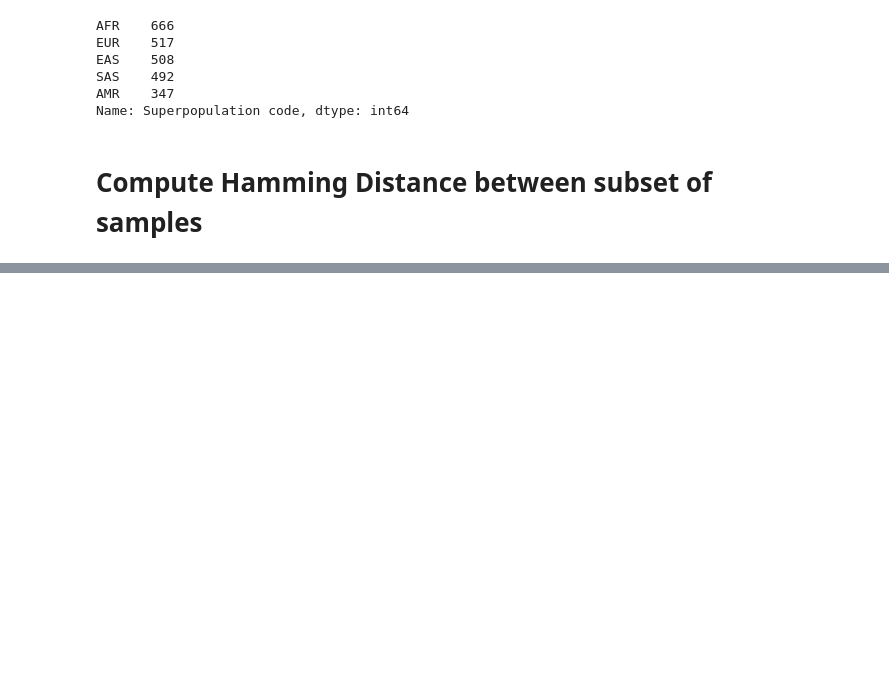
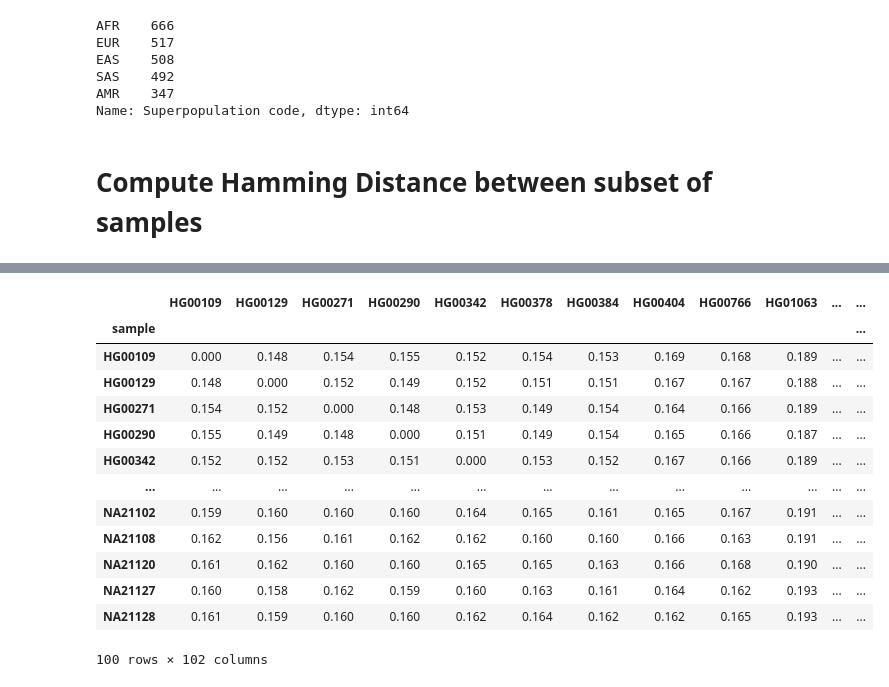
Before and after one commit to burgshrimps/geogenome, a Jupyter notebook: geogenome.ipynb, the cells around one changed output, grey strips where cells are left out. Drawn from its saved outputs; the diff is of its cells as text; code cells hidden in the pictures; blank space fills up the shorter version.

```diff
--- a/geogenome.ipynb
+++ b/geogenome.ipynb
@@ -48,0 +75,17 @@ np.savetxt('ham_dist.txt', ham_dist, delimiter='\t', fmt='%1.3f')
+# %%
+df
+# %% [output]
+|  | HG00109 | HG00129 | HG00271 | HG00290 | HG00342 | HG00378 | HG00384 | HG00404 | HG00766 | HG01063 | ... | ... |
+| sample |  |  |  |  |  |  |  |  |  |  |  | ... |
+| HG00109 | 0.000 | 0.148 | 0.154 | 0.155 | 0.152 | 0.154 | 0.153 | 0.169 | 0.168 | 0.189 | ... | ... |
+| HG00129 | 0.148 | 0.000 | 0.152 | 0.149 | 0.152 | 0.151 | 0.151 | 0.167 | 0.167 | 0.188 | ... | ... |
+| HG00271 | 0.154 | 0.152 | 0.000 | 0.148 | 0.153 | 0.149 | 0.154 | 0.164 | 0.166 | 0.189 | ... | ... |
+| HG00290 | 0.155 | 0.149 | 0.148 | 0.000 | 0.151 | 0.149 | 0.154 | 0.165 | 0.166 | 0.187 | ... | ... |
+| HG00342 | 0.152 | 0.152 | 0.153 | 0.151 | 0.000 | 0.153 | 0.152 | 0.167 | 0.166 | 0.189 | ... | ... |
+| ... | ... | ... | ... | ... | ... | ... | ... | ... | ... | ... | ... | ... |
+| NA21102 | 0.159 | 0.160 | 0.160 | 0.160 | 0.164 | 0.165 | 0.161 | 0.165 | 0.167 | 0.191 | ... | ... |
+| NA21108 | 0.162 | 0.156 | 0.161 | 0.162 | 0.162 | 0.160 | 0.160 | 0.166 | 0.163 | 0.191 | ... | ... |
+| NA21120 | 0.161 | 0.162 | 0.160 | 0.160 | 0.165 | 0.165 | 0.163 | 0.166 | 0.168 | 0.190 | ... | ... |
+| NA21127 | 0.160 | 0.158 | 0.162 | 0.159 | 0.160 | 0.163 | 0.161 | 0.164 | 0.162 | 0.193 | ... | ... |
+| NA21128 | 0.161 | 0.159 | 0.160 | 0.160 | 0.162 | 0.164 | 0.162 | 0.162 | 0.165 | 0.193 | ... | ... |
+100 rows × 102 columns
```
Also changed, not shown: parts of 18 cells of this notebook, 2 other files.
